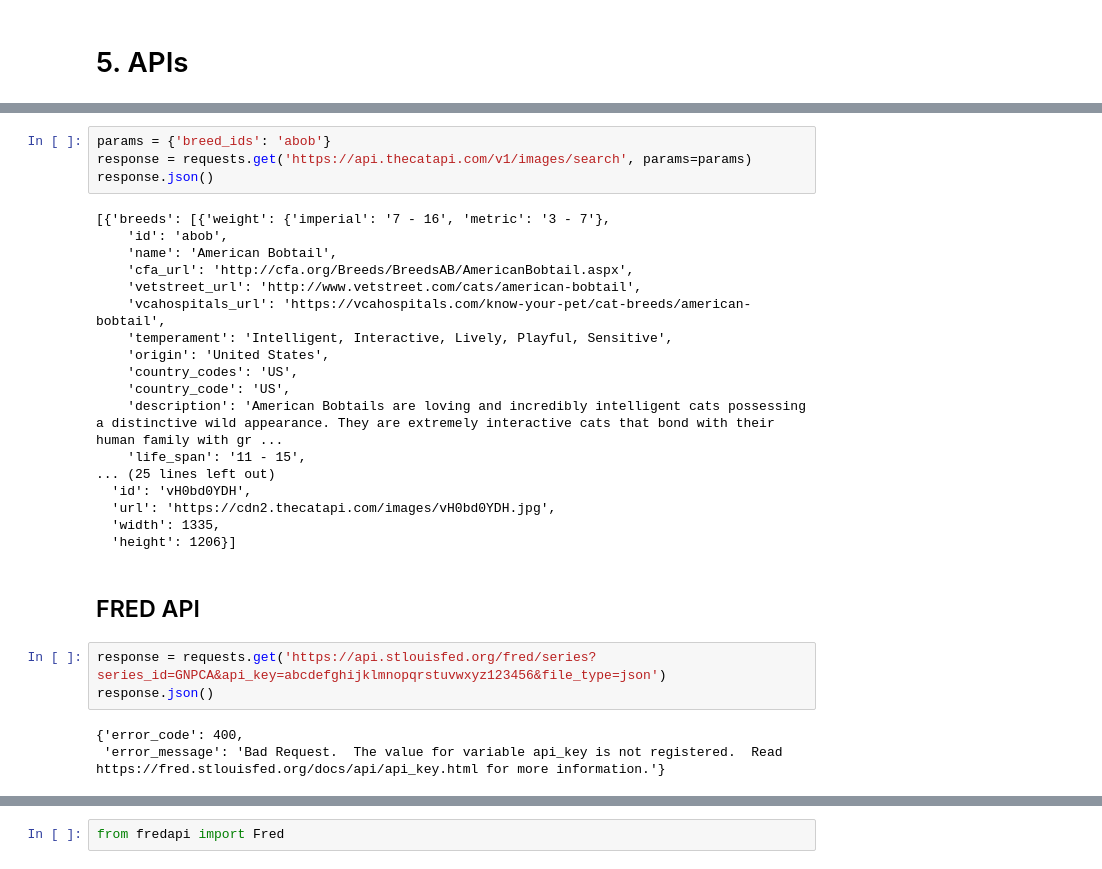
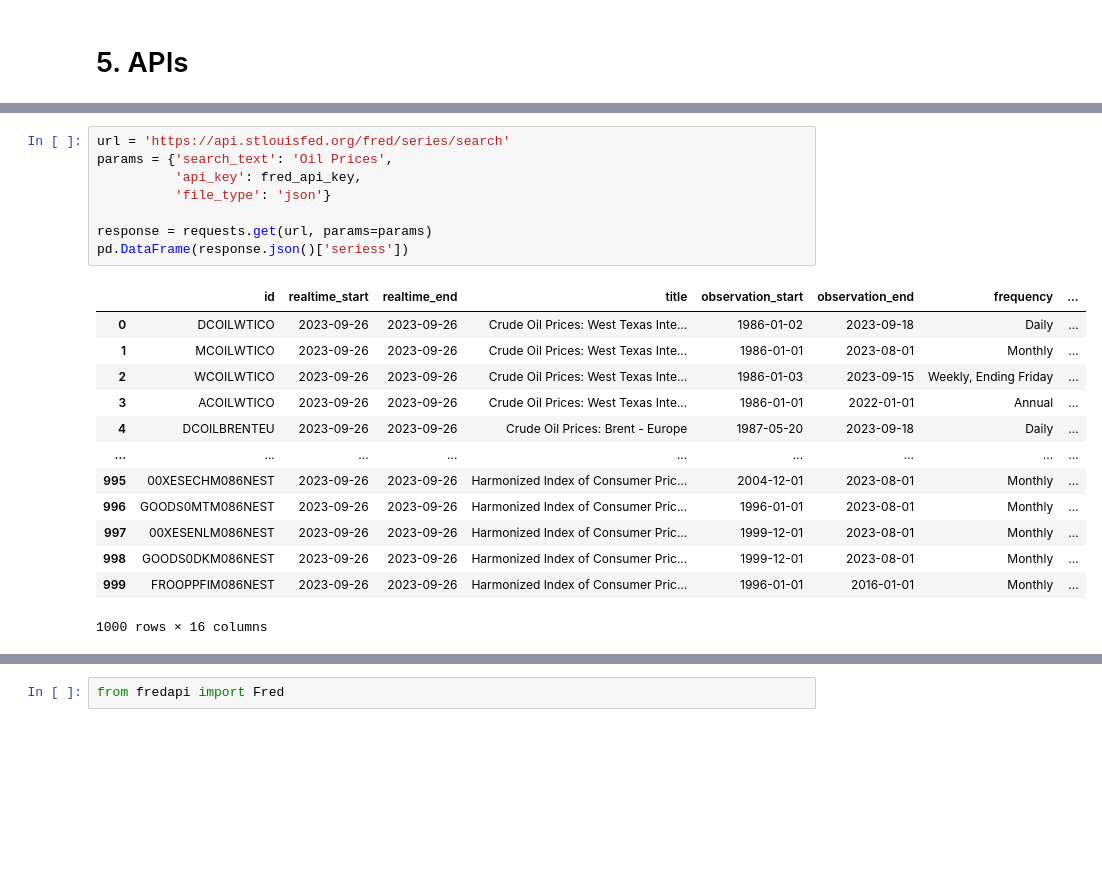
Before and after one commit to mattangriffel/python_for_mbas_class, a Jupyter notebook: 5. APIs.ipynb, the cells around one changed output, grey strips where cells are left out. Drawn from its saved outputs; the diff is of its cells as text; blank space fills up the shorter version.

```diff
--- a/5. APIs.ipynb
+++ b/5. APIs.ipynb
@@ -150,30 +143,22 @@ pd.DataFrame(breeds)
-# %%
-params = {'breed_ids': 'abob'}
-response = requests.get('https://api.thecatapi.com/v1/images/search', params=params)
-response.json()
-# %% [output]
-[{'breeds': [{'weight': {'imperial': '7 - 16', 'metric': '3 - 7'},
-    'id': 'abob',
-    'name': 'American Bobtail',
-    'cfa_url': 'http://cfa.org/Breeds/BreedsAB/AmericanBobtail.aspx',
-    'vetstreet_url': 'http://www.vetstreet.com/cats/american-bobtail',
-    'vcahospitals_url': 'https://vcahospitals.com/know-your-pet/cat-breeds/american-bobtail',
-    'temperament': 'Intelligent, Interactive, Lively, Playful, Sensitive',
-    'origin': 'United States',
-    'country_codes': 'US',
-    'country_code': 'US',
-    'description': 'American Bobtails are loving and incredibly intelligent cats possessing a distinctive wild appearance. They are extremely interactive cats that bond with their human family with gr ...
-    'life_span': '11 - 15',
-... (25 lines left out)
-  'id': 'vH0bd0YDH',
-  'url': 'https://cdn2.thecatapi.com/images/vH0bd0YDH.jpg',
-  'width': 1335,
-  'height': 1206}]
-# %% [markdown]
-## FRED API
 # %%
-response = requests.get('https://api.stlouisfed.org/fred/series?series_id=GNPCA&api_key=abcdefghijklmnopqrstuvwxyz123456&file_type=json')
-response.json()
+url = 'https://api.stlouisfed.org/fred/series/search'
+params = {'search_text': 'Oil Prices',
+          'api_key': fred_api_key,
+          'file_type': 'json'}
+
+response = requests.get(url, params=params)
+pd.DataFrame(response.json()['seriess'])
 # %% [output]
+|  | id | realtime_start | realtime_end | title | observation_start | observation_end | frequency | ... |
+| 0 | DCOILWTICO | 2023-09-26 | 2023-09-26 | Crude Oil Prices: West Texas Inte... | 1986-01-02 | 2023-09-18 | Daily | ... |
+| 1 | MCOILWTICO | 2023-09-26 | 2023-09-26 | Crude Oil Prices: West Texas Inte... | 1986-01-01 | 2023-08-01 | Monthly | ... |
+| 2 | WCOILWTICO | 2023-09-26 | 2023-09-26 | Crude Oil Prices: West Texas Inte... | 1986-01-03 | 2023-09-15 | Weekly, Ending Friday | ... |
+| 3 | ACOILWTICO | 2023-09-26 | 2023-09-26 | Crude Oil Prices: West Texas Inte... | 1986-01-01 | 2022-01-01 | Annual | ... |
+| 4 | DCOILBRENTEU | 2023-09-26 | 2023-09-26 | Crude Oil Prices: Brent - Europe | 1987-05-20 | 2023-09-18 | Daily | ... |
+| ... | ... | ... | ... | ... | ... | ... | ... | ... |
+| 995 | 00XESECHM086NEST | 2023-09-26 | 2023-09-26 | Harmonized Index of Consumer Pric... | 2004-12-01 | 2023-08-01 | Monthly | ... |
+| 996 | GOODS0MTM086NEST | 2023-09-26 | 2023-09-26 | Harmonized Index of Consumer Pric... | 1996-01-01 | 2023-08-01 | Monthly | ... |
+| 997 | 00XESENLM086NEST | 2023-09-26 | 2023-09-26 | Harmonized Index of Consumer Pric... | 1999-12-01 | 2023-08-01 | Monthly | ... |
+| 998 | GOODS0DKM086NEST | 2023-09-26 | 2023-09-26 | Harmonized Index of Consumer Pric... | 1999-12-01 | 2023-08-01 | Monthly | ... |
+| 999 | FROOPPFIM086NEST | 2023-09-26 | 2023-09-26 | Harmonized Index of Consumer Pric... | 1996-01-01 | 2016-01-01 | Monthly | ... |
-{'error_code': 400,
- 'error_message': 'Bad Request.  The value for variable api_key is not registered.  Read https://fred.stlouisfed.org/docs/api/api_key.html for more information.'}
+1000 rows × 16 columns
```
Also changed, not shown: parts of 61 cells of this notebook.
